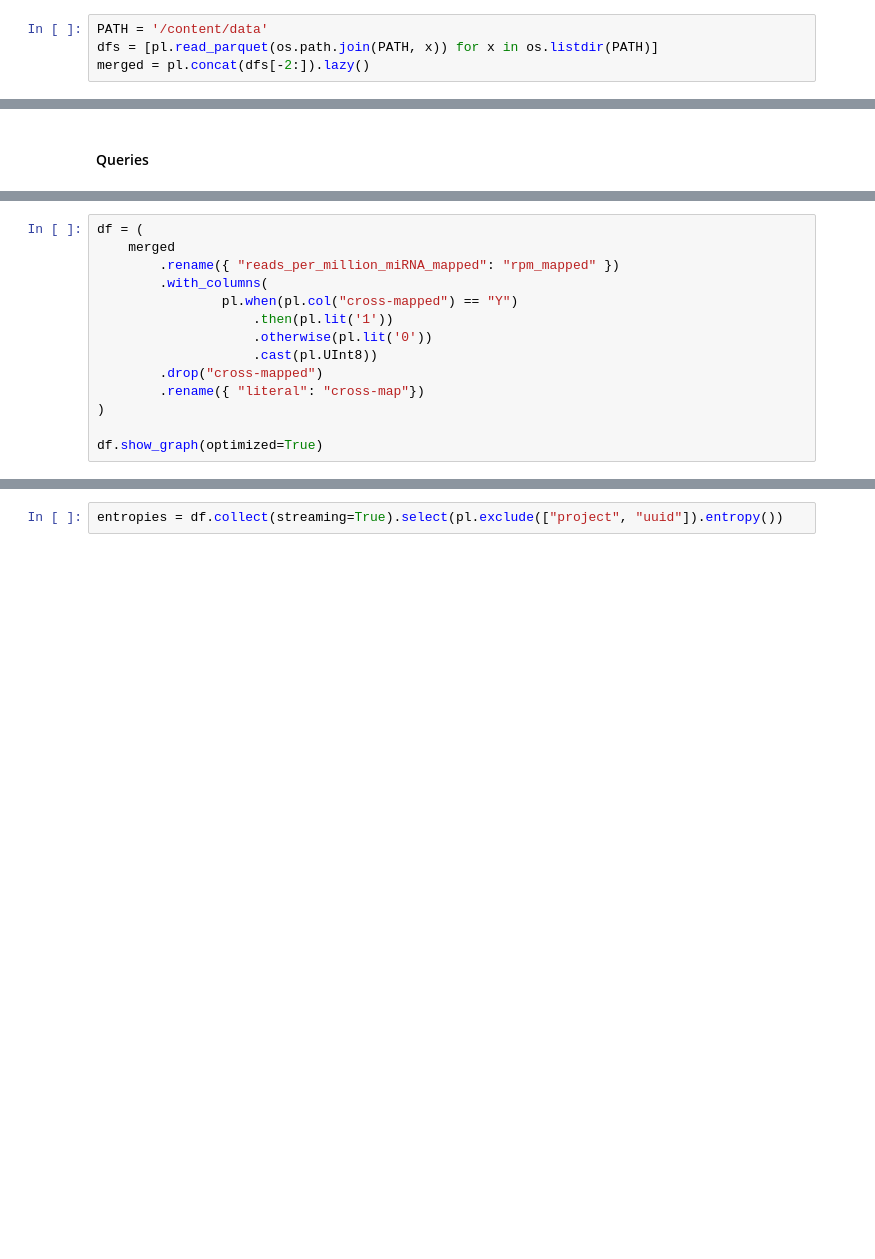
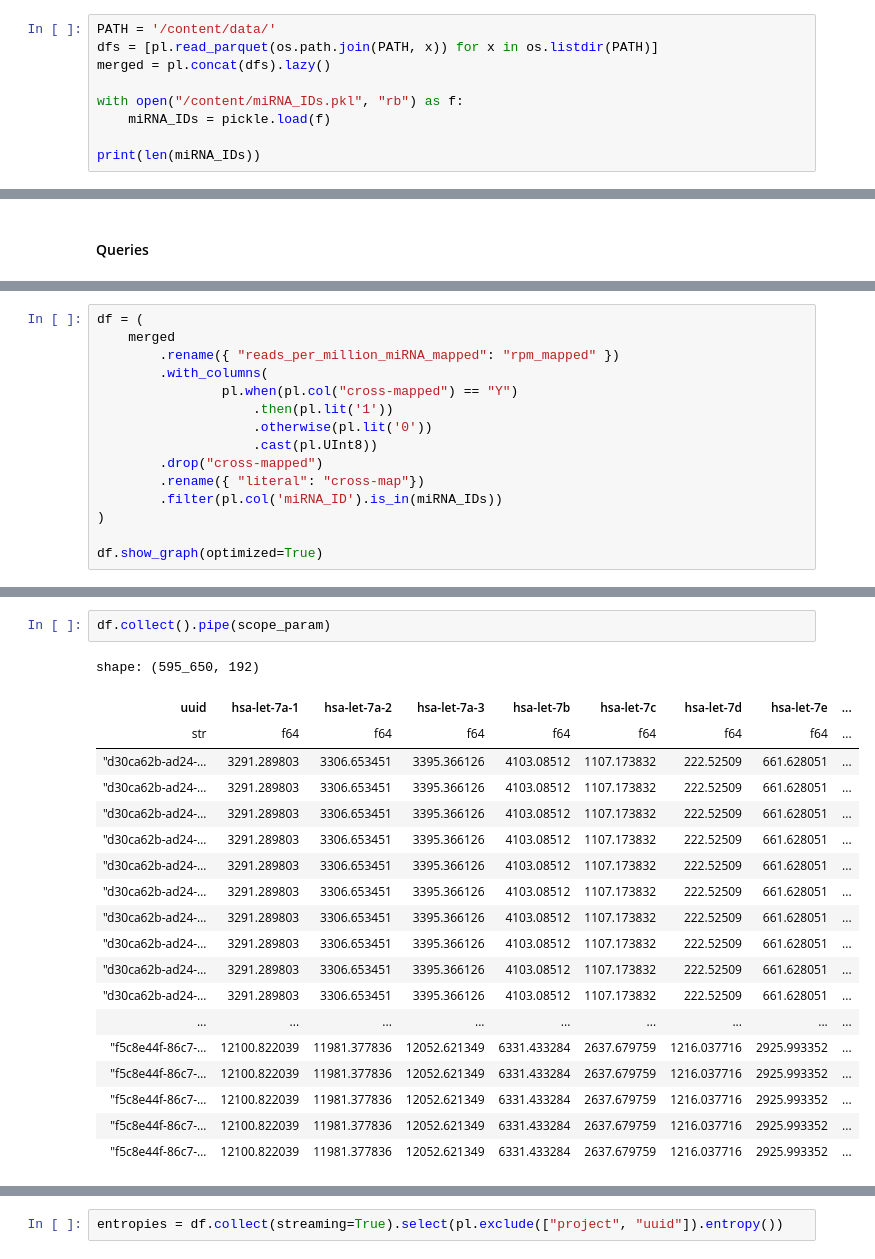
Before and after one commit to dunkeln/miRNA-cancer-model, a Jupyter notebook: feature_study.ipynb, the cells around one changed output, grey strips where cells are left out. Saved outputs shown, nothing was run; the diff lists cells and outputs as text; blank space fills up the shorter version.

```diff
--- a/feature_study.ipynb
+++ b/feature_study.ipynb
@@ -8,4 +9,9 @@ import plotly.graph_objects as go
 # %%
-PATH = '/content/data'
+PATH = '/content/data/'
 dfs = [pl.read_parquet(os.path.join(PATH, x)) for x in os.listdir(PATH)]
-merged = pl.concat(dfs[-2:]).lazy()
+merged = pl.concat(dfs).lazy()
+
+with open("/content/miRNA_IDs.pkl", "rb") as f:
+    miRNA_IDs = pickle.load(f)
+
+print(len(miRNA_IDs))
@@ -36,9 +51,32 @@ df = (
                     .cast(pl.UInt8))
         .drop("cross-mapped")
         .rename({ "literal": "cross-map"})
+        .filter(pl.col('miRNA_ID').is_in(miRNA_IDs))
 )
 
 df.show_graph(optimized=True)
 # %% [output]
 [drawing not drawn]
+# %%
+df.collect().pipe(scope_param)
+# %% [output]
+shape: (595_650, 192)
+| uuid | hsa-let-7a-1 | hsa-let-7a-2 | hsa-let-7a-3 | hsa-let-7b | hsa-let-7c | hsa-let-7d | hsa-let-7e | ... |
+| str | f64 | f64 | f64 | f64 | f64 | f64 | f64 | ... |
+| "d30ca62b-ad24-… | 3291.289803 | 3306.653451 | 3395.366126 | 4103.08512 | 1107.173832 | 222.52509 | 661.628051 | ... |
+| "d30ca62b-ad24-… | 3291.289803 | 3306.653451 | 3395.366126 | 4103.08512 | 1107.173832 | 222.52509 | 661.628051 | ... |
+| "d30ca62b-ad24-… | 3291.289803 | 3306.653451 | 3395.366126 | 4103.08512 | 1107.173832 | 222.52509 | 661.628051 | ... |
+| "d30ca62b-ad24-… | 3291.289803 | 3306.653451 | 3395.366126 | 4103.08512 | 1107.173832 | 222.52509 | 661.628051 | ... |
+| "d30ca62b-ad24-… | 3291.289803 | 3306.653451 | 3395.366126 | 4103.08512 | 1107.173832 | 222.52509 | 661.628051 | ... |
+| "d30ca62b-ad24-… | 3291.289803 | 3306.653451 | 3395.366126 | 4103.08512 | 1107.173832 | 222.52509 | 661.628051 | ... |
+| "d30ca62b-ad24-… | 3291.289803 | 3306.653451 | 3395.366126 | 4103.08512 | 1107.173832 | 222.52509 | 661.628051 | ... |
+| "d30ca62b-ad24-… | 3291.289803 | 3306.653451 | 3395.366126 | 4103.08512 | 1107.173832 | 222.52509 | 661.628051 | ... |
+| "d30ca62b-ad24-… | 3291.289803 | 3306.653451 | 3395.366126 | 4103.08512 | 1107.173832 | 222.52509 | 661.628051 | ... |
+| "d30ca62b-ad24-… | 3291.289803 | 3306.653451 | 3395.366126 | 4103.08512 | 1107.173832 | 222.52509 | 661.628051 | ... |
+| ... | ... | ... | ... | ... | ... | ... | ... | ... |
+| "f5c8e44f-86c7-… | 12100.822039 | 11981.377836 | 12052.621349 | 6331.433284 | 2637.679759 | 1216.037716 | 2925.993352 | ... |
+| "f5c8e44f-86c7-… | 12100.822039 | 11981.377836 | 12052.621349 | 6331.433284 | 2637.679759 | 1216.037716 | 2925.993352 | ... |
+| "f5c8e44f-86c7-… | 12100.822039 | 11981.377836 | 12052.621349 | 6331.433284 | 2637.679759 | 1216.037716 | 2925.993352 | ... |
+| "f5c8e44f-86c7-… | 12100.822039 | 11981.377836 | 12052.621349 | 6331.433284 | 2637.679759 | 1216.037716 | 2925.993352 | ... |
+| "f5c8e44f-86c7-… | 12100.822039 | 11981.377836 | 12052.621349 | 6331.433284 | 2637.679759 | 1216.037716 | 2925.993352 | ... |
 # %%
```
Also changed, not shown: parts of 13 cells of this notebook, 1 other file.
